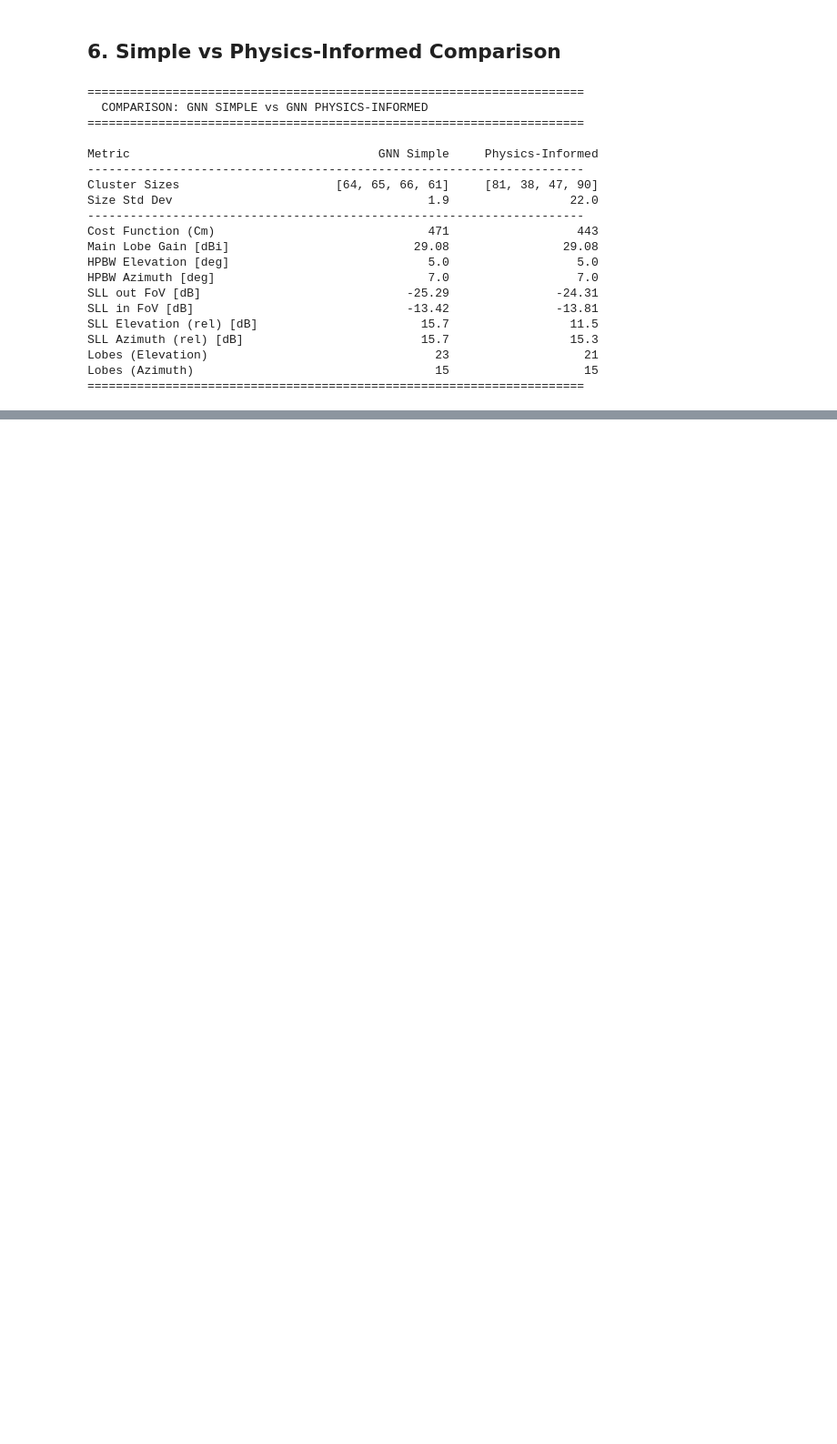
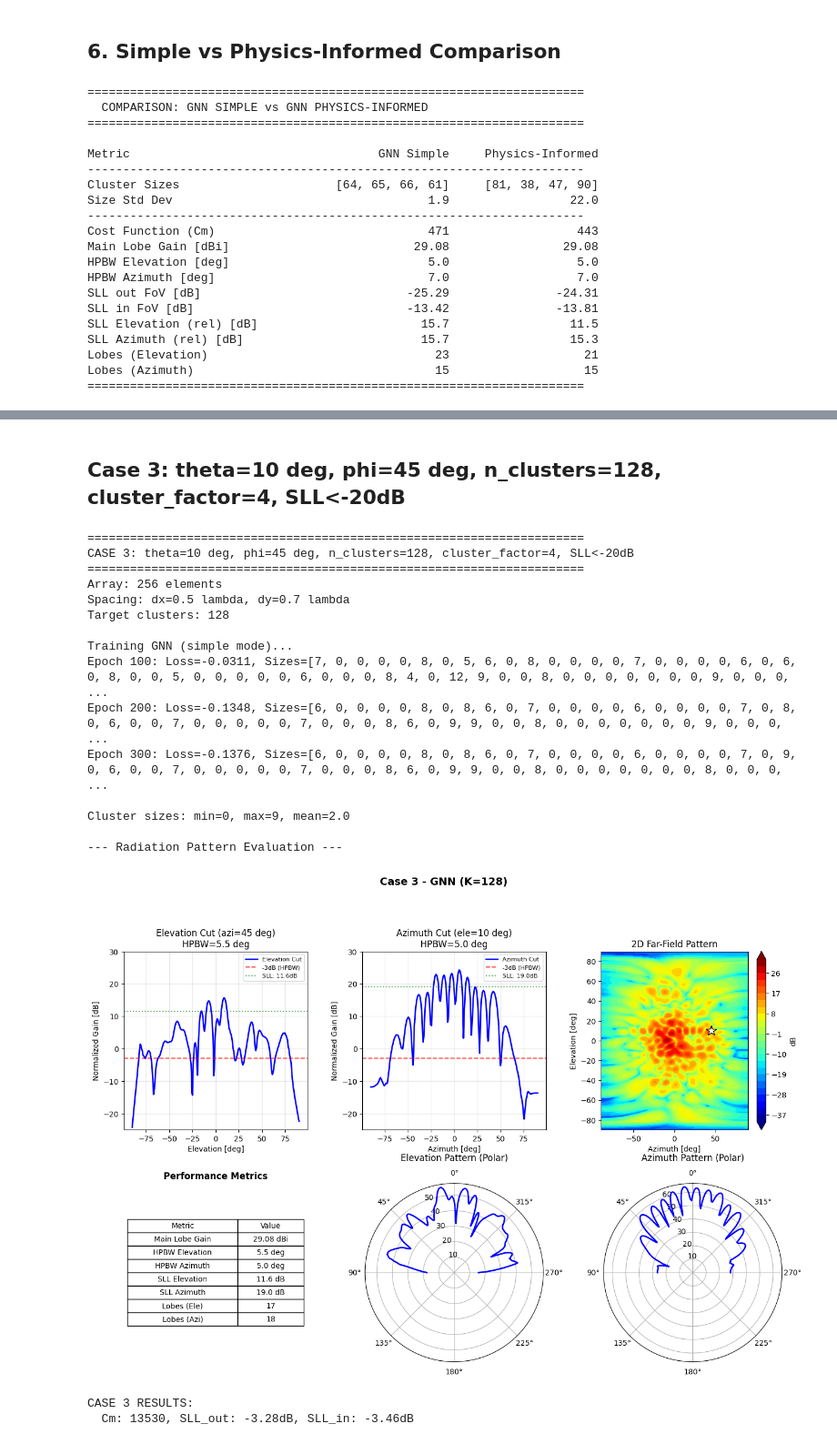
Before and after one commit to mindPazi/antenna-clustering, a Jupyter notebook: irregular/gnn/gnn.ipynb, the cells around one changed output, grey strips where cells are left out. Shown at 91% size. Cells and saved outputs as stored; diff of their text form; code cells hidden in the pictures; blank space fills up the shorter version.

```diff
--- a/irregular/gnn/gnn.ipynb
+++ b/irregular/gnn/gnn.ipynb
@@ -373,0 +661,68 @@ Lobes (Azimuth)                                  15                   15
+# %% [markdown]
+## Case 3: theta=10 deg, phi=45 deg, n_clusters=128, cluster_factor=4, SLL<-20dB
+# %%
+# ============================================================
+# CASE 3: theta=10 deg, phi=45 deg, n_clusters=128, cluster_factor=4
+#         SLL < -20dB, max gain
+# ============================================================
+
+print("="*70)
+print("CASE 3: theta=10 deg, phi=45 deg, n_clusters=128, cluster_factor=4, SLL<-20dB")
+print("="*70)
+
+# Configuration
+config_c3 = URAConfig(rows=16, cols=16, dx=0.5, dy=0.7, freq_ghz=29.5)
+num_clusters_c3 = 128
+
+print(f"Array: {config_c3.N} elements")
+print(f"Spacing: dx={config_c3.dx} lambda, dy={config_c3.dy} lambda")
+print(f"Target clusters: {num_clusters_c3}")
+
+# Train GNN (simple mode)
+print("\nTraining GNN (simple mode)...")
+clusters_c3 = train_ura_clustering_simple(
+    config_c3,
+    num_clusters=num_clusters_c3,
+    epochs=300,
+    verbose=True
+)
+
+# Get cluster sizes
+sizes_c3 = np.bincount(clusters_c3, minlength=num_clusters_c3)
+print(f"\nCluster sizes: min={sizes_c3.min()}, max={sizes_c3.max()}, mean={sizes_c3.mean():.1f}")
+
+# Radiation pattern evaluation
+print("\n--- Radiation Pattern Evaluation ---")
+lattice_c3 = LatticeConfig(Nz=16, Ny=16, dist_z=0.7, dist_y=0.5, lattice_type=1)
+system_c3 = SystemConfig(freq=29.5e9, azi0=45, ele0=10, dele=0.5, dazi=0.5)
+mask_c3 = MaskConfig(elem=30, azim=60, SLL_level=20, SLLin=20)
+eef_c3 = ElementPatternConfig(P=1, Gel=5, load_file=0)
+array_c3 = AntennaArray(lattice_c3, system_c3, mask_c3, eef_c3)
+
+clusters_antenna_c3 = assignments_to_antenna_format(clusters_c3, grid_shape=(config_c3.rows, config_c3.cols))
+result_c3 = array_c3.evaluate_clustering(clusters_antenna_c3)
+metrics_c3 = plot_lobe_analysis(result_c3['FF_I_dB'], array_c3,
+                                G_boresight=result_c3['G_boresight'],
+                                title=f"Case 3 - GNN (K={num_clusters_c3})")
+
+print(f"\nCASE 3 RESULTS:")
+print(f"  Cm: {result_c3['Cm']}, SLL_out: {result_c3['sll_out']:.2f}dB, SLL_in: {result_c3['sll_in']:.2f}dB")
+# %% [output]
+======================================================================
+CASE 3: theta=10 deg, phi=45 deg, n_clusters=128, cluster_factor=4, SLL<-20dB
+======================================================================
+Array: 256 elements
+Spacing: dx=0.5 lambda, dy=0.7 lambda
+Target clusters: 128
+
+Training GNN (simple mode)...
+Epoch 100: Loss=-0.0311, Sizes=[7, 0, 0, 0, 0, 8, 0, 5, 6, 0, 8, 0, 0, 0, 0, 7, 0, 0, 0, 0, 6, 0, 6, 0, 8, 0, 0, 5, 0, 0, 0, 0, 0, 6, 0, 0, 0, 8, 4, 0, 12, 9, 0, 0, 8, 0, 0, 0, 0, 0, 0, 0, 9, 0, 0, 0, ...
+Epoch 200: Loss=-0.1348, Sizes=[6, 0, 0, 0, 0, 8, 0, 8, 6, 0, 7, 0, 0, 0, 0, 6, 0, 0, 0, 0, 7, 0, 8, 0, 6, 0, 0, 7, 0, 0, 0, 0, 0, 7, 0, 0, 0, 8, 6, 0, 9, 9, 0, 0, 8, 0, 0, 0, 0, 0, 0, 0, 9, 0, 0, 0,  ...
+Epoch 300: Loss=-0.1376, Sizes=[6, 0, 0, 0, 0, 8, 0, 8, 6, 0, 7, 0, 0, 0, 0, 6, 0, 0, 0, 0, 7, 0, 9, 0, 6, 0, 0, 7, 0, 0, 0, 0, 0, 7, 0, 0, 0, 8, 6, 0, 9, 9, 0, 0, 8, 0, 0, 0, 0, 0, 0, 0, 8, 0, 0, 0,  ...
+
+Cluster sizes: min=0, max=9, mean=2.0
+
+--- Radiation Pattern Evaluation ---
+[figure, added]
+CASE 3 RESULTS:
+  Cm: 13530, SLL_out: -3.28dB, SLL_in: -3.46dB
```
Also changed, not shown: parts of 11 cells of this notebook, 6 other files.
